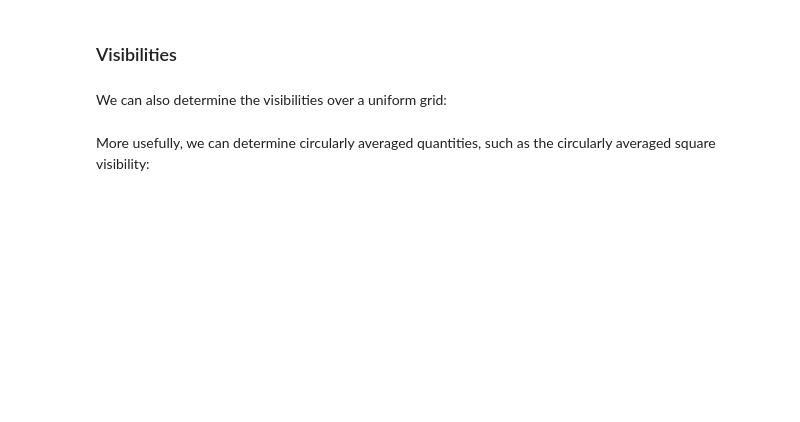
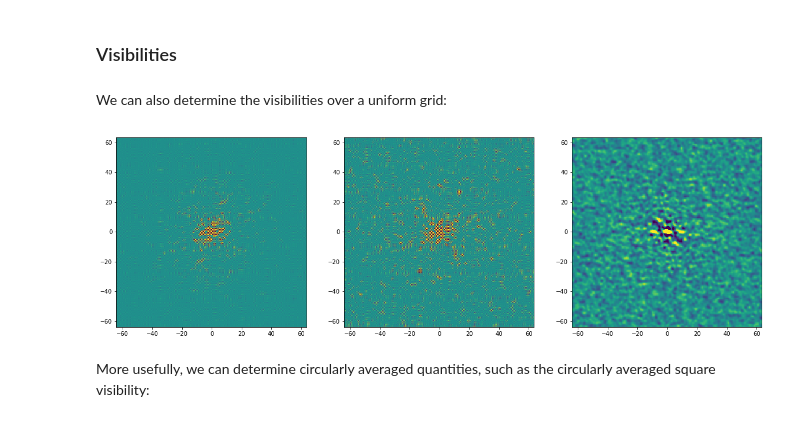
Before and after one commit to steven-murray/spore, a Jupyter notebook: docs/examples/getting_started.ipynb, the cells around one changed output. Saved outputs shown, nothing was run; the diff lists cells and outputs as text; code cells hidden in the pictures; blank space fills up the shorter version.

Commit message:
several changes... especially Beam and addition of direct_ft

```diff
--- a/docs/examples/getting_started.ipynb
+++ b/docs/examples/getting_started.ipynb
@@ -32,7 +33,7 @@ The main output API that the subclass must implement is ``beam``, which takes a
 # %% [markdown]
 The obvious simple model is a Circular Gaussian beam, and this is implemented within the class. To call it, use
 # %%
-gaussbeam = beam.CircularGaussian(nu0=150., f0 = 1., D=4.) #Note D is the diameter of the array tile.
+gaussbeam = beam.CircularGaussian(nu0=150., D=4.) #Note D is the diameter of the array tile.
 # %% [markdown]
 One can evaluate attenuation at any co-ordinate:
 # %%
@@ -211,3 +213,13 @@ We pass each of the models we have created in the previous section. All of the m
+# %%
+u0 = psf_poiss.ugrid_raw0 # This is the u values on a side of the regular grid.
+N_u = len(u0)
+u0,v0 = np.meshgrid(u0,u0) #Construct a 2D square of values
+
+psf_poiss_direct = PointSourceForegroundsDirect(u0 = u0.flatten(), v0=v0.flatten(),
+                                                beam_model=gaussbeam,
+                                                source_counts = pl_source_counts,
+                                                spec_index_model = spec_index_dist,
+                                                spatial_dist = poisson_sky)
 # %% [markdown]
 ### Sky Distribution
 # %%
@@ -258,17 +254,25 @@ np.real(psf_pure.visibility[0,:,:].value)
 # %%
-fig, ax = plt.subplots(1,2, figsize=(10,7))
+fig, ax = plt.subplots(1,3, figsize=(20,7))
 
 umin = psf_pure.ugrid_raw0.min().value
 umax = psf_pure.ugrid_raw0.max().value
 
 ax[0].imshow(np.real(psf_pure.visibility[0,:,:].value),
              extent=(umin,umax,umin,umax),
-             origin='lower',vmin=-10.,vmax=10.)
+             origin='lower',vmin=-100., vmax = 100.)
 
 ax[1].imshow(np.real(psf_poiss.visibility[0,:,:].value),
              extent=(umin,umax,umin,umax),
-             origin='lower', vmin=-10., vmax = 10.)
+             origin='lower',vmin=-100., vmax = 100.)
+
+# This takes quite a while because of the size of u0.
+ax[2].imshow(np.real(psf_poiss_direct.visibility[0].reshape((N_u,N_u))),
+             extent=(umin,umax,umin,umax),
+             origin='lower',vmin=-100., vmax = 100.)
+
 plt.show()
+# %% [output]
+[figure, added]
 # %% [markdown]
 More usefully, we can determine circularly averaged quantities, such as the circularly averaged square visibility:
 # %%
```
Also changed, not shown: parts of 14 cells of this notebook, 8 other files.
